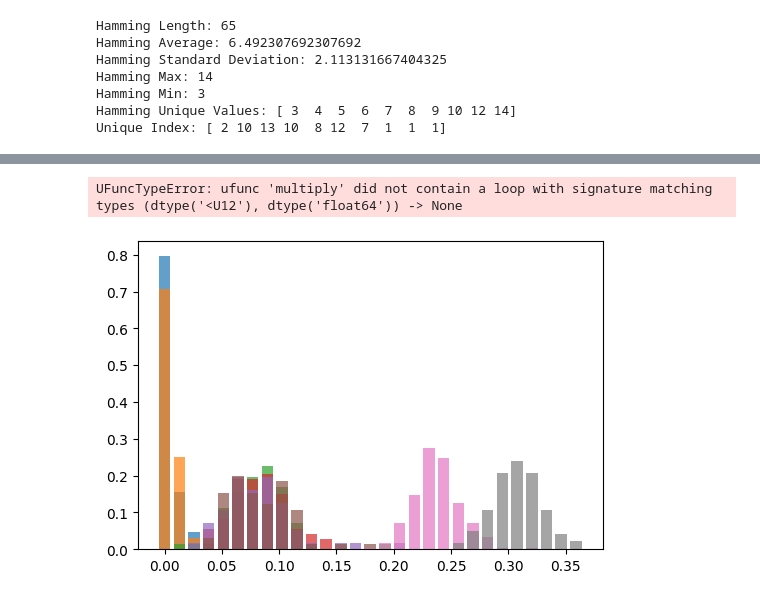
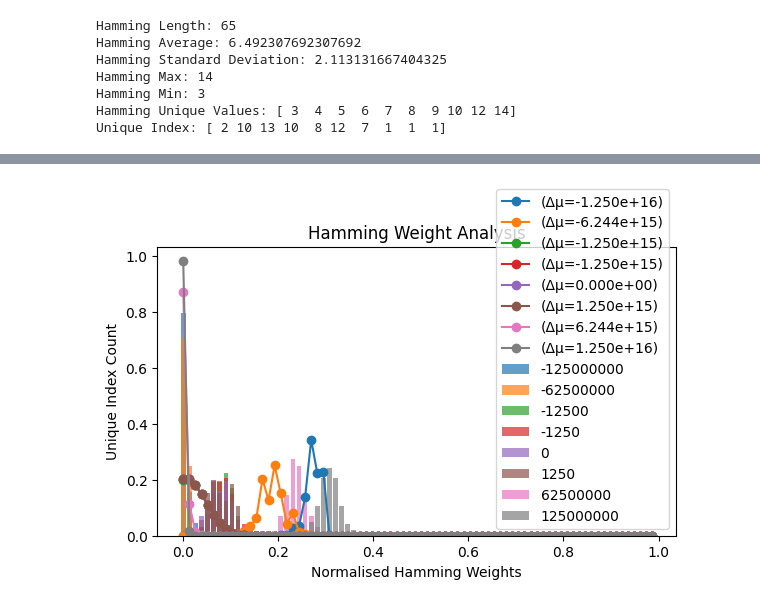
Before and after one commit to cmc-ucl/rydberg_atoms, a Jupyter notebook: paper_part_two.ipynb, the cells around one changed output, grey strips where cells are left out. Cells and saved outputs as stored; diff of their text form; code cells hidden in the pictures.

```diff
--- a/paper_part_two.ipynb
+++ b/paper_part_two.ipynb
@@ -436,0 +584,30 @@ Unique Index: [ 2 10 13 10  8 12  7  1  1  1]
+# %%
+def stack_chunks_vertically(arr, chunk_size=28):
+    """
+    Split a (N, M) array into M/chunk_size horizontal chunks,
+    and stack them vertically to shape (N * num_chunks, chunk_size).
+
+    Parameters:
+        arr (ndarray): Input array of shape (N, M)
+        chunk_size (int): Width of each chunk (default is 28)
+
+    Returns:
+        stacked (ndarray): Output array of shape (N * num_chunks, chunk_size)
+    """
+    if arr.shape[1] % chunk_size != 0:
+        raise ValueError("Array width must be divisible by chunk_size.")
+
+    num_chunks = arr.shape[1] // chunk_size
+    chunks = [arr[:, i*chunk_size:(i+1)*chunk_size] for i in range(num_chunks)]
+    stacked = np.vstack(chunks)
+    return stacked
+# %%
+preseqs,postseqs = read_all_sequences_from_folder("qpu_data/small_structure/4.01micrometers")
+preseqs = np.array(preseqs)
+postseqs = np.array(postseqs)
+
+preseqs = stack_chunks_vertically(preseqs)
+postseqs = stack_chunks_vertically(postseqs)
+# %%
+len_hamming, hamming_average, hamming_std,hamming_max,hamming_min,\
+hamming_unique, unique_index = get_hamming(preseqs,postseqs)
@@ -465,34 +703,34 @@ for preseqs, postseqs, label in datasets:
     len_hamming, hamming_average, hamming_std, hamming_max, \
     hamming_min, hamming_unique, unique_index = get_hamming(preseqs, postseqs)
 
     hamming_average_all.append(hamming_average)
 
     # Normalize the x-axis by num_sites
     normalized_x = [x / num_sites for x in hamming_unique]
 
     # Plot data
     ax.bar(normalized_x, unique_index/len_hamming, alpha=0.7, width=0.01, label=label)
 # # Load the CSV with previously saved concentration vs probability data
 df = pd.read_csv("data/Monte_carlo/concentration_distribution_vs_Delta_mu.csv")
 
 # The first column is concentration
 concentration = np.array(df.iloc[:, 0].values)
 
 # Loop over each Delta_mu column
 for col in df.columns[1:]:
     y = df[col].values  # Probability
-    label = f"Boltzmann (Δμ={np.array(col)*eV_to_rad_s:.3e})"
-    ax.plot(concentration/num_sites, y,'o', label=label)
+    # print(col)
+    label = f"(Δμ={float(col[:-4])*eV_to_rad_s:.3e})"
+    ax.plot(concentration/num_sites, y,'o-', label=label)
 
 # ax.set_xlim((-1,30))
 # Improve plot aesthetics
 ax.set_xlabel("Normalised Hamming Weights")
 ax.set_ylabel("Unique Index Count")
 ax.set_title("Hamming Weight Analysis")
 ax.legend()
 fig.tight_layout()
 
 plt.show()
 # %% [output]
-UFuncTypeError: ufunc 'multiply' did not contain a loop with signature matching types (dtype('<U12'), dtype('float64')) -> None
-[figure, old version]
+[figure, new version]
```
Also changed, not shown: parts of 22 cells of this notebook, 2 other files.
